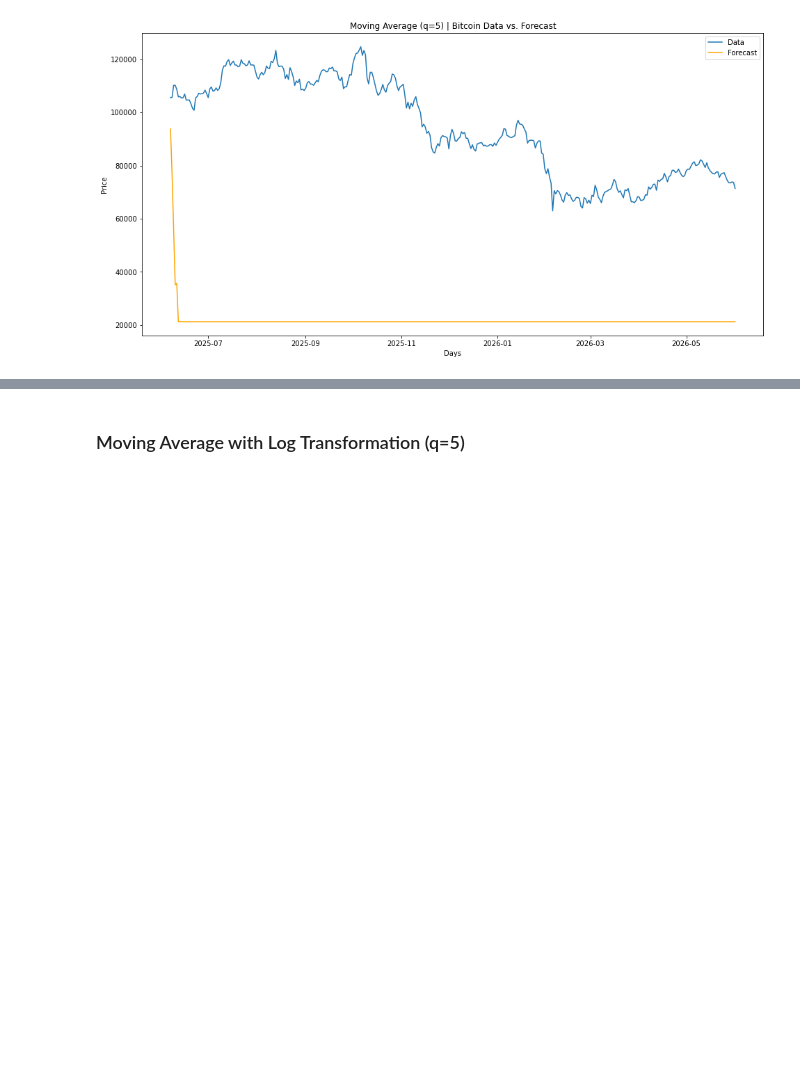
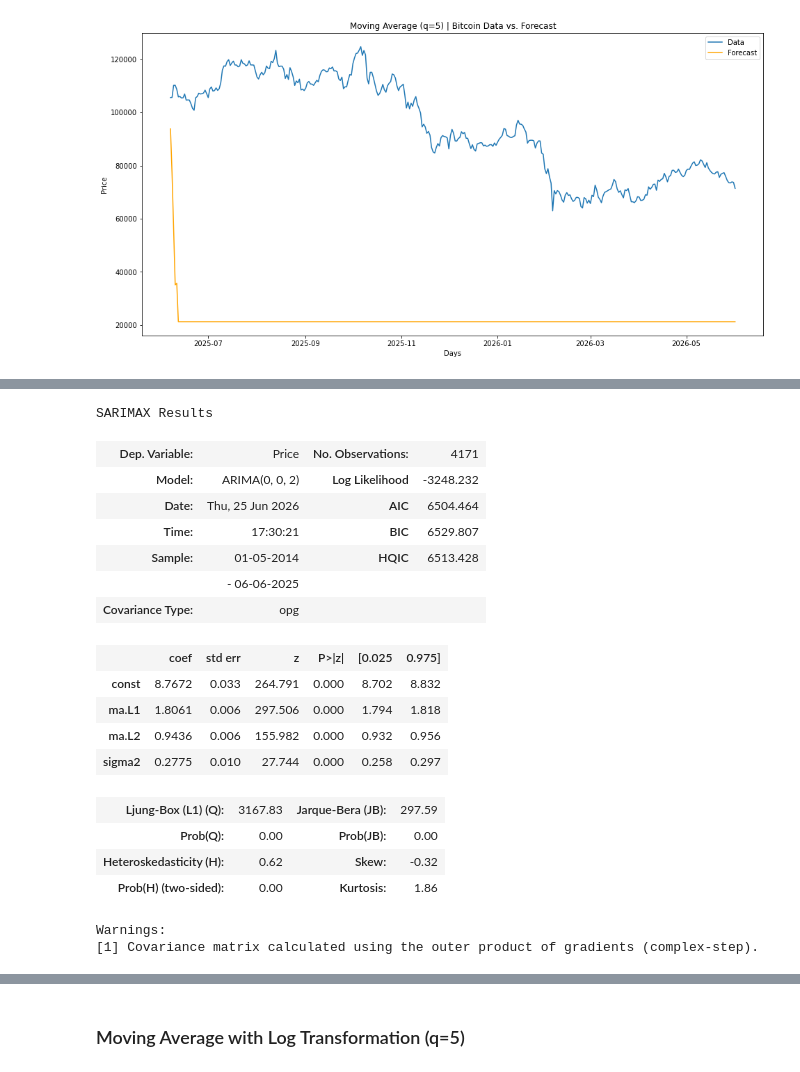
Before and after one commit to keithotuomagie/bitcoin_ts, a Jupyter notebook: notebook.ipynb, the cells around one changed output, grey strips where cells are left out. Cells and saved outputs as stored; diff of their text form; code cells hidden in the pictures; blank space fills up the shorter version.

```diff
--- a/notebook.ipynb
+++ b/notebook.ipynb
@@ -782,0 +798,4 @@ plt.show()
+# %%
+# Applying Log Transformation to the 'Price' column
+
+bitcoin_df_ma_2_log['Price'] = np.log(bitcoin_df_ma_2_log['Price'])
@@ -782,0 +825,24 @@ plt.show()
+# %%
+# Model Summary of the ARIMA Moving Average (q=2) with Log Transformation
+
+arima_ma_2_log_result.summary()
+# %% [output]
+SARIMAX Results
+| Dep. Variable: | Price | No. Observations: | 4171 |
+| Model: | ARIMA(0, 0, 2) | Log Likelihood | -3248.232 |
+| Date: | Thu, 25 Jun 2026 | AIC | 6504.464 |
+| Time: | 17:30:21 | BIC | 6529.807 |
+| Sample: | 01-05-2014 | HQIC | 6513.428 |
+|  | - 06-06-2025 |  |  |
+| Covariance Type: | opg |  |  |
+|  | coef | std err | z | P>|z| | [0.025 | 0.975] |
+| const | 8.7672 | 0.033 | 264.791 | 0.000 | 8.702 | 8.832 |
+| ma.L1 | 1.8061 | 0.006 | 297.506 | 0.000 | 1.794 | 1.818 |
+| ma.L2 | 0.9436 | 0.006 | 155.982 | 0.000 | 0.932 | 0.956 |
+| sigma2 | 0.2775 | 0.010 | 27.744 | 0.000 | 0.258 | 0.297 |
+| Ljung-Box (L1) (Q): | 3167.83 | Jarque-Bera (JB): | 297.59 |
+| Prob(Q): | 0.00 | Prob(JB): | 0.00 |
+| Heteroskedasticity (H): | 0.62 | Skew: | -0.32 |
+| Prob(H) (two-sided): | 0.00 | Kurtosis: | 1.86 |
+Warnings:
+[1] Covariance matrix calculated using the outer product of gradients (complex-step).
```
Also changed, not shown: parts of 13 cells of this notebook.
